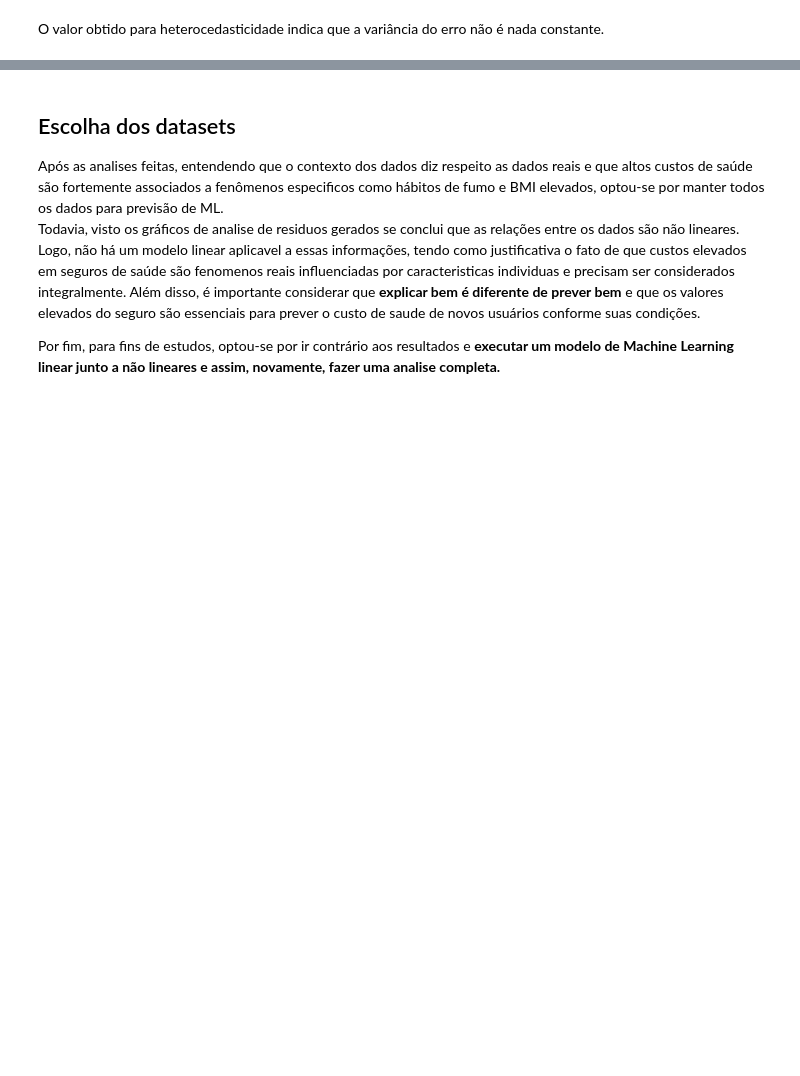
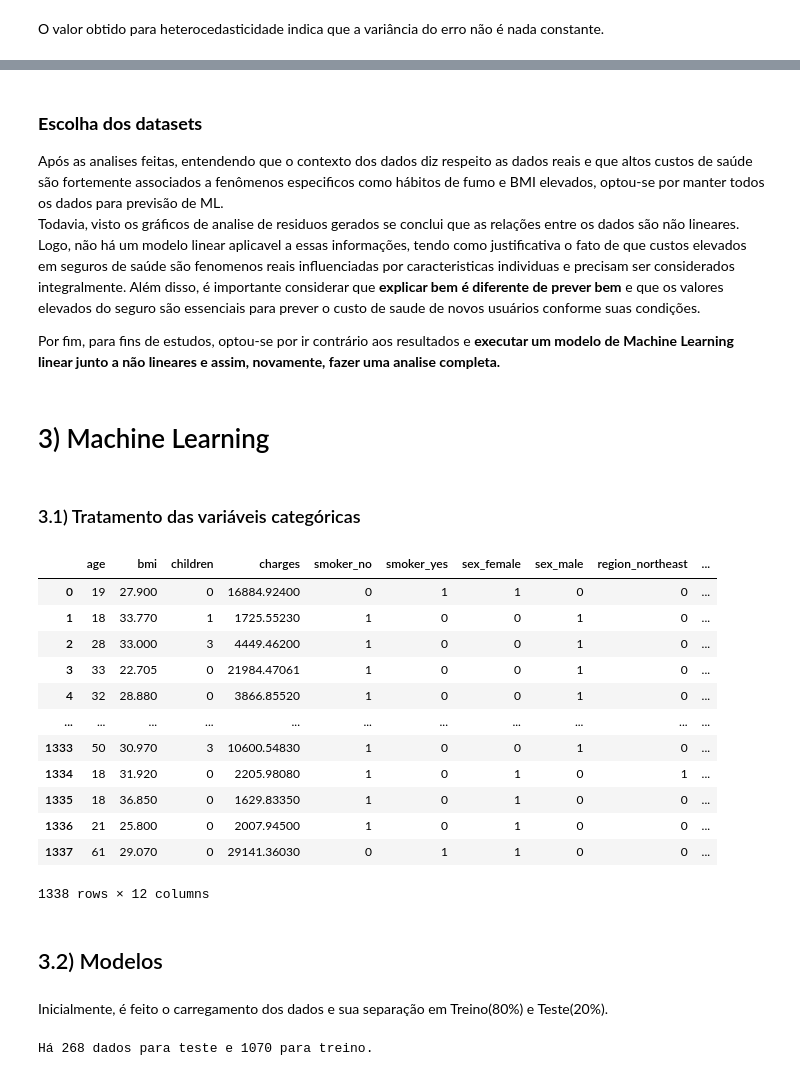
Before and after one commit to vaneza-novais/statistical-inference-vs-ml-regression, a Jupyter notebook: medical-insurance-cost.ipynb, the cells around one changed output, grey strips where cells are left out. Cells and saved outputs as stored; diff of their text form; code cells hidden in the pictures; blank space fills up the shorter version.

```diff
--- a/medical-insurance-cost.ipynb
+++ b/medical-insurance-cost.ipynb
@@ -523,9 +514,30 @@ Skew = 1.211
 Kurtosis = 5.651
 Analisando Prob(JB) e Prob (Omnibus), Skew e Kurtosis, novamente é evidente que não existe normalidade nos dados e sim caudas pesadas para a direita. Todavia, os dados apresentam um valor mais proximo do ideal se comparado ao dataset tratado.
 # %% [markdown]
-## Escolha dos datasets
+### **Escolha dos datasets**
 Após as analises feitas, entendendo que o contexto dos dados diz respeito as dados reais e que altos custos de saúde são fortemente associados a fenômenos especificos como hábitos de fumo e BMI elevados, optou-se por manter todos os dados para previsão de ML.
 Todavia, visto os gráficos de analise de residuos gerados se conclui que as relações entre os dados são não lineares. Logo, não há um modelo linear aplicavel a essas informações, tendo como justificativa o fato de que custos elevados em seguros de saúde são fenomenos reais influenciadas por caracteristicas individuas e precisam ser considerados integralmente.
 Além disso, é importante considerar que **explicar bem é diferente de prever bem** e que os valores elevados do seguro são essenciais para prever o custo de saude de novos usuários conforme suas condições.
 
 Por fim, para fins de estudos, optou-se por ir contrário aos resultados e **executar um modelo de Machine Learning linear junto a não lineares e assim, novamente, fazer uma analise completa.**
+# %% [markdown]
+# 3) Machine Learning
+# %% [markdown]
+### 3.1) Tratamento das variáveis categóricas
+# %%
+df_encoded = pd.get_dummies(df, columns=['smoker', 'sex', 'region'], dtype=int)
+df_encoded
+# %% [output]
+|  | age | bmi | children | charges | smoker_no | smoker_yes | sex_female | sex_male | region_northeast | ... |
+| 0 | 19 | 27.900 | 0 | 16884.92400 | 0 | 1 | 1 | 0 | 0 | ... |
+| 1 | 18 | 33.770 | 1 | 1725.55230 | 1 | 0 | 0 | 1 | 0 | ... |
+| 2 | 28 | 33.000 | 3 | 4449.46200 | 1 | 0 | 0 | 1 | 0 | ... |
+| 3 | 33 | 22.705 | 0 | 21984.47061 | 1 | 0 | 0 | 1 | 0 | ... |
+| 4 | 32 | 28.880 | 0 | 3866.85520 | 1 | 0 | 0 | 1 | 0 | ... |
+| ... | ... | ... | ... | ... | ... | ... | ... | ... | ... | ... |
+| 1333 | 50 | 30.970 | 3 | 10600.54830 | 1 | 0 | 0 | 1 | 0 | ... |
+| 1334 | 18 | 31.920 | 0 | 2205.98080 | 1 | 0 | 1 | 0 | 1 | ... |
+| 1335 | 18 | 36.850 | 0 | 1629.83350 | 1 | 0 | 1 | 0 | 0 | ... |
+| 1336 | 21 | 25.800 | 0 | 2007.94500 | 1 | 0 | 1 | 0 | 0 | ... |
+| 1337 | 61 | 29.070 | 0 | 29141.36030 | 0 | 1 | 1 | 0 | 0 | ... |
+1338 rows × 12 columns
@@ -531,0 +554,2 @@ Por fim, para fins de estudos, optou-se por ir contrário aos resultados e **exe
+# %% [markdown]
+## 3.2) Modelos
@@ -531,0 +563,20 @@ Por fim, para fins de estudos, optou-se por ir contrário aos resultados e **exe
+# %% [markdown]
+Inicialmente, é feito o carregamento dos dados e sua separação em Treino(80%) e Teste(20%).
+# %%
+# 1. Carregando os dados
+X = df_encoded[[
+    'age', 'bmi', 'children', 'smoker_yes', 'sex_female',
+    'region_northeast', 'region_northwest', 'region_southeast'
+]]
+Y = df_encoded['charges']
+
+#2. Separando dados em treino e teste
+X_Train, X_Test, Y_Train, Y_Teste = train_test_split(
+    X, Y,
+    test_size= 0.2,
+    random_state= 0
+)
+
+print(f'Há {len(X_Test)} dados para teste e {len(X_Train)} para treino.')
+# %% [output]
+Há 268 dados para teste e 1070 para treino.
```
Also changed, not shown: parts of 58 cells of this notebook.
